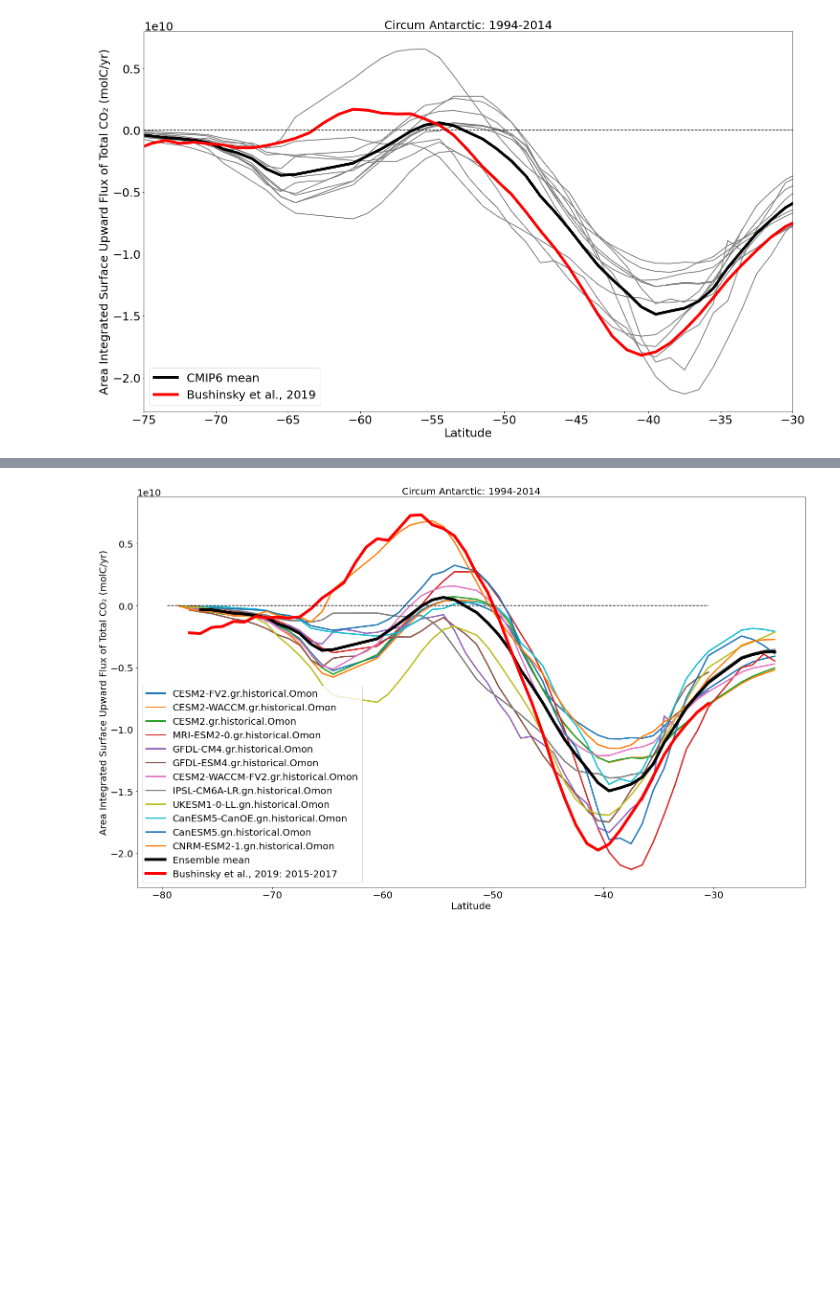
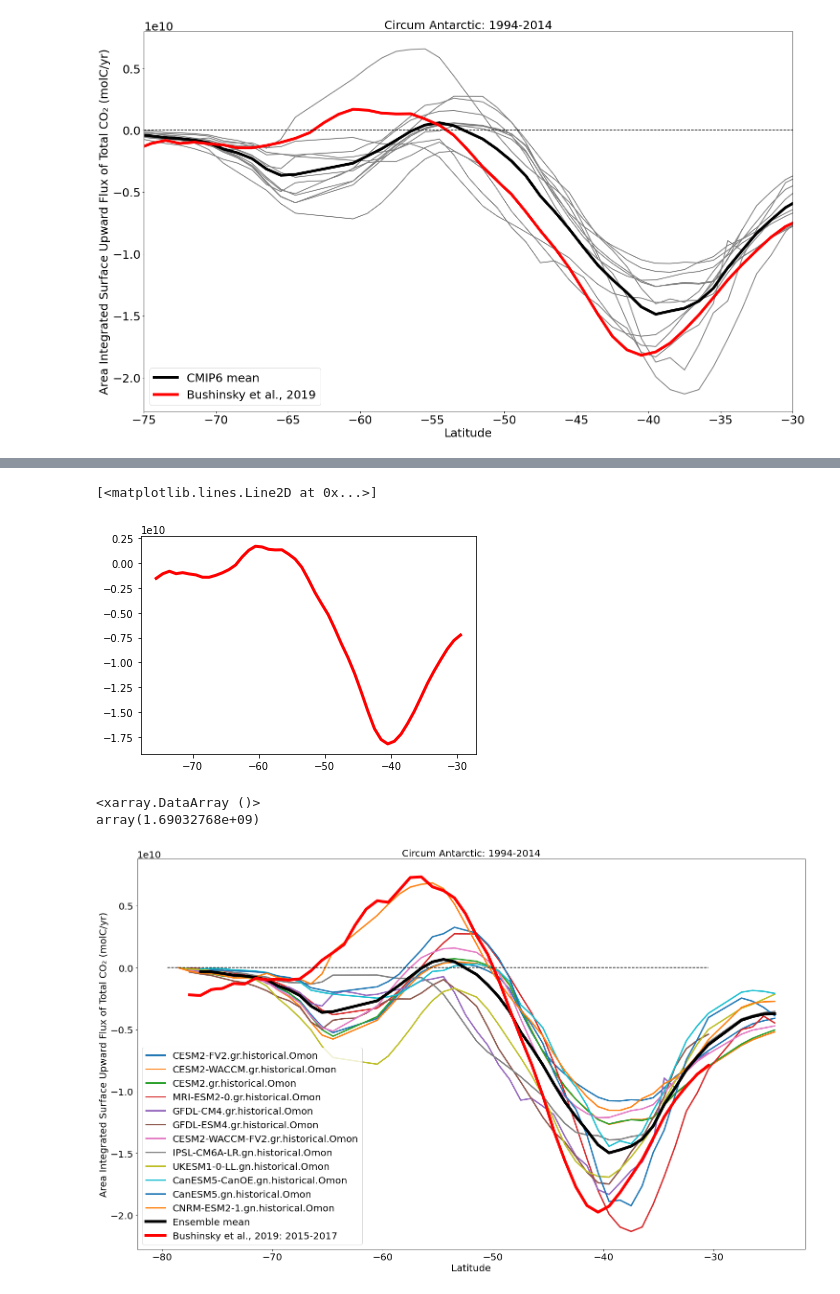
Before and after one commit to gmacgilchrist/seniorthesis, a Jupyter notebook: notebooks/observations.ipynb, the cells around one changed output, grey strips where cells are left out. Drawn from its saved outputs; the diff is of its cells as text; code cells hidden in the pictures; blank space fills up the shorter version.

```diff
--- a/notebooks/observations.ipynb
+++ b/notebooks/observations.ipynb
@@ -565,3 +530,14 @@ Attributes:
+# %%
+r = f.isel(time = slice(144, 395)).mean(['time', 'lon'],keep_attrs=True)
+plt.plot(r.lat[14:61], r[14:61], label = 'Bushinsky et al., 2019', lw = 3, color = 'red')
+# %% [output]
+[<matplotlib.lines.Line2D at 0x...>]
+[figure, added]
+# %%
+r[14:61].max()
+# %% [output]
+<xarray.DataArray ()>
+array(1.69032768e+09)
 # %%
 # d = dd['GFDL-CM4.gr.historical.Omon'].fgco2.mean(['x'],keep_attrs=True)
 # d*A
```
Also changed, not shown: parts of 17 cells of this notebook.
